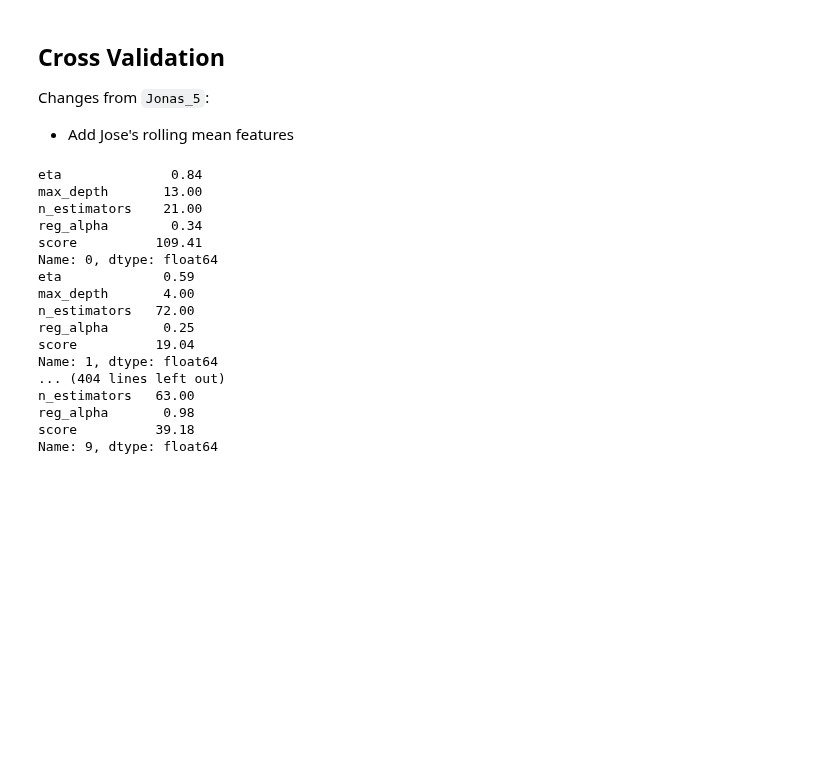
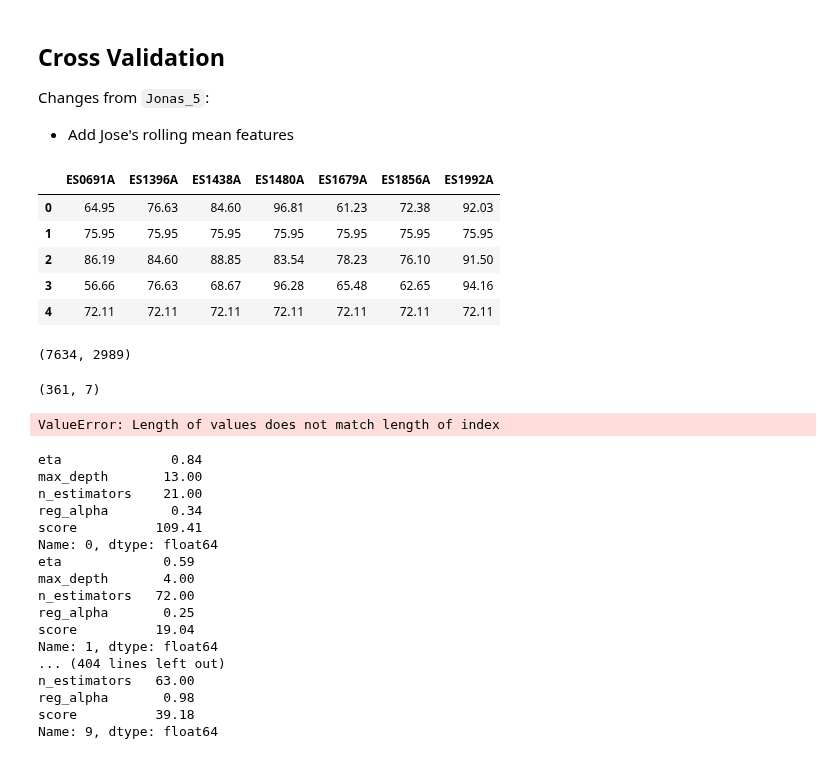
Before and after one commit to javiermas/BCNAirQualityDatathon, a Jupyter notebook: notebooks/Jonas_6.ipynb, the cells around one changed output. Saved outputs shown, nothing was run; the diff lists cells and outputs as text; code cells hidden in the pictures; blank space fills up the shorter version.

```diff
--- a/notebooks/Jonas_6.ipynb
+++ b/notebooks/Jonas_6.ipynb
@@ -72,3 +77,28 @@ Changes from `Jonas_5`:
+# %%
+pred_lstm = pd.read_csv('../data/predictions_LSTM.csv', index_col=0)
+pred_lstm.head()
+# %% [output]
+|  | ES0691A | ES1396A | ES1438A | ES1480A | ES1679A | ES1856A | ES1992A |
+| 0 | 64.95 | 76.63 | 84.60 | 96.81 | 61.23 | 72.38 | 92.03 |
+| 1 | 75.95 | 75.95 | 75.95 | 75.95 | 75.95 | 75.95 | 75.95 |
+| 2 | 86.19 | 84.60 | 88.85 | 83.54 | 78.23 | 76.10 | 91.50 |
+| 3 | 56.66 | 76.63 | 68.67 | 96.28 | 65.48 | 62.65 | 94.16 |
+| 4 | 72.11 | 72.11 | 72.11 | 72.11 | 72.11 | 72.11 | 72.11 |
+# %%
+data.shape
+# %% [output]
+(7634, 2989)
+# %%
+pred_lstm.shape
+# %% [output]
+(361, 7)
+# %%
+for c in pred_lstm.columns:
+    data[c] = 0
+
+data[c] = [0] * 3 + list([e for e in pred_lstm[c].values])
+# %% [output]
+ValueError: Length of values does not match length of index
 # %%
 from sklearn.model_selection import RandomizedSearchCV, KFold
 from sklearn.metrics import mean_squared_error, make_scorer
```
Also changed, not shown: parts of 12 cells of this notebook, 46 other files.
